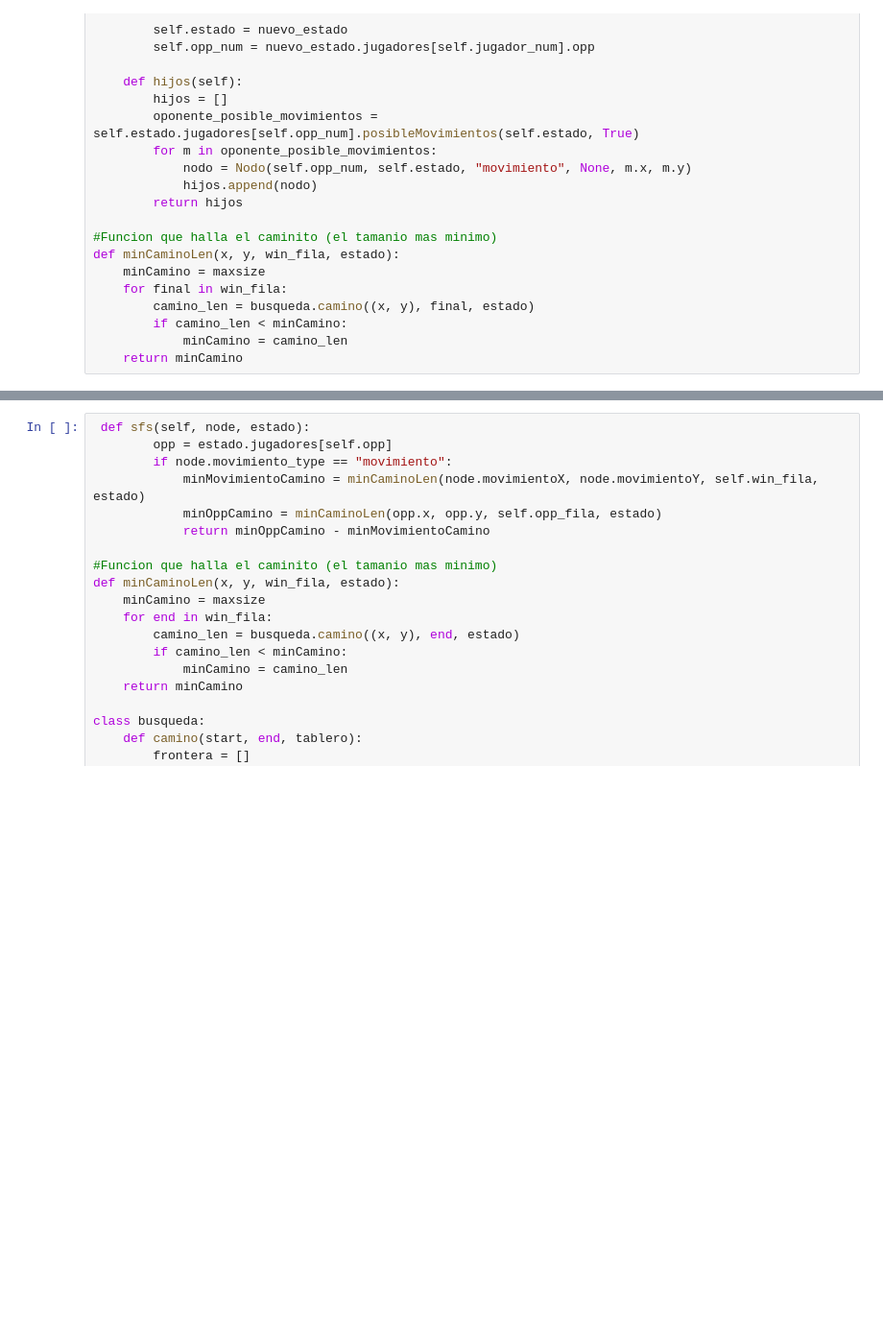
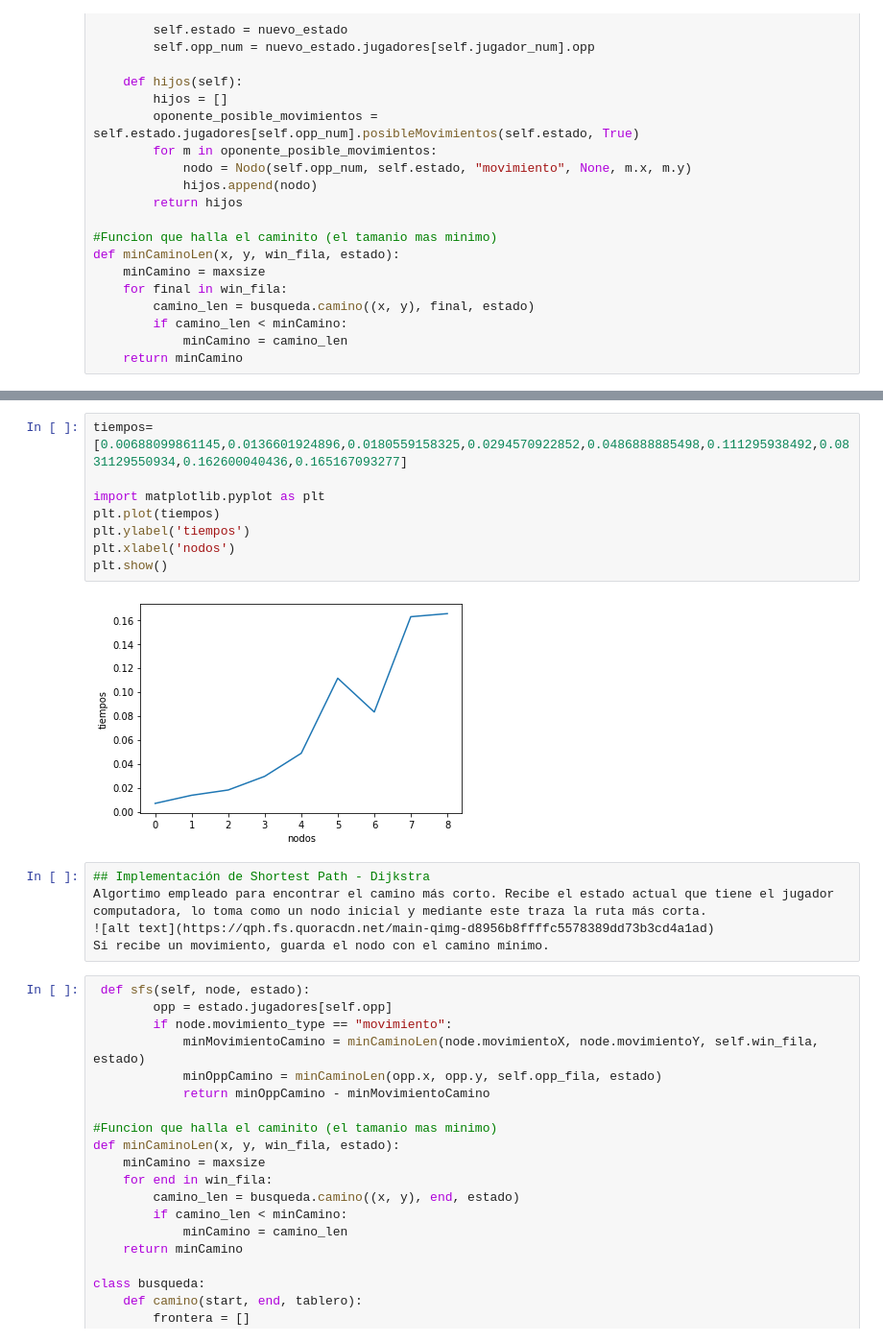
Before and after one commit to vivieall/Quoridor-CA, a Jupyter notebook: QuoridorTP/DocumentaciónTP.ipynb, the cells around one changed output, grey strips where cells are left out. Shown at 96% size. Drawn from its saved outputs; the diff is of its cells as text; blank space fills up the shorter version.

```diff
--- a/QuoridorTP/DocumentaciónTP.ipynb
+++ b/QuoridorTP/DocumentaciónTP.ipynb
@@ -196,3 +206,18 @@ Si recibe un movimiento, guarda el nodo con el camino mínimo.
+# %%
+tiempos=[0.00688099861145,0.0136601924896,0.0180559158325,0.0294570922852,0.0486888885498,0.111295938492,0.0831129550934,0.162600040436,0.165167093277]
+
+import matplotlib.pyplot as plt
+plt.plot(tiempos)
+plt.ylabel('tiempos')
+plt.xlabel('nodos')
+plt.show()
+# %% [output]
+[figure, added]
+# %%
+## Implementación de Shortest Path - Dijkstra
+Algortimo empleado para encontrar el camino más corto. Recibe el estado actual que tiene el jugador computadora, lo toma como un nodo inicial y mediante este traza la ruta más corta.
+![alt text](https://qph.fs.quoracdn.net/main-qimg-d8956b8ffffc5578389dd73b3cd4a1ad)
+Si recibe un movimiento, guarda el nodo con el camino mínimo.
 # %%
  def sfs(self, node, estado):
         opp = estado.jugadores[self.opp]
```
Also changed, not shown: parts of 10 cells of this notebook.
